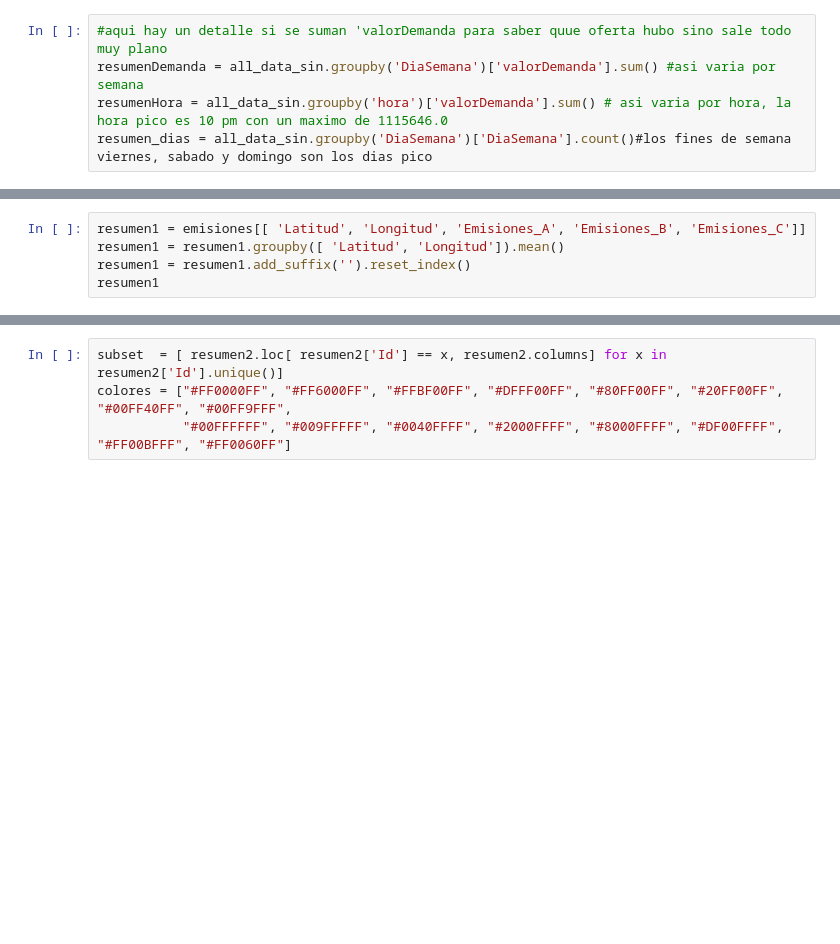
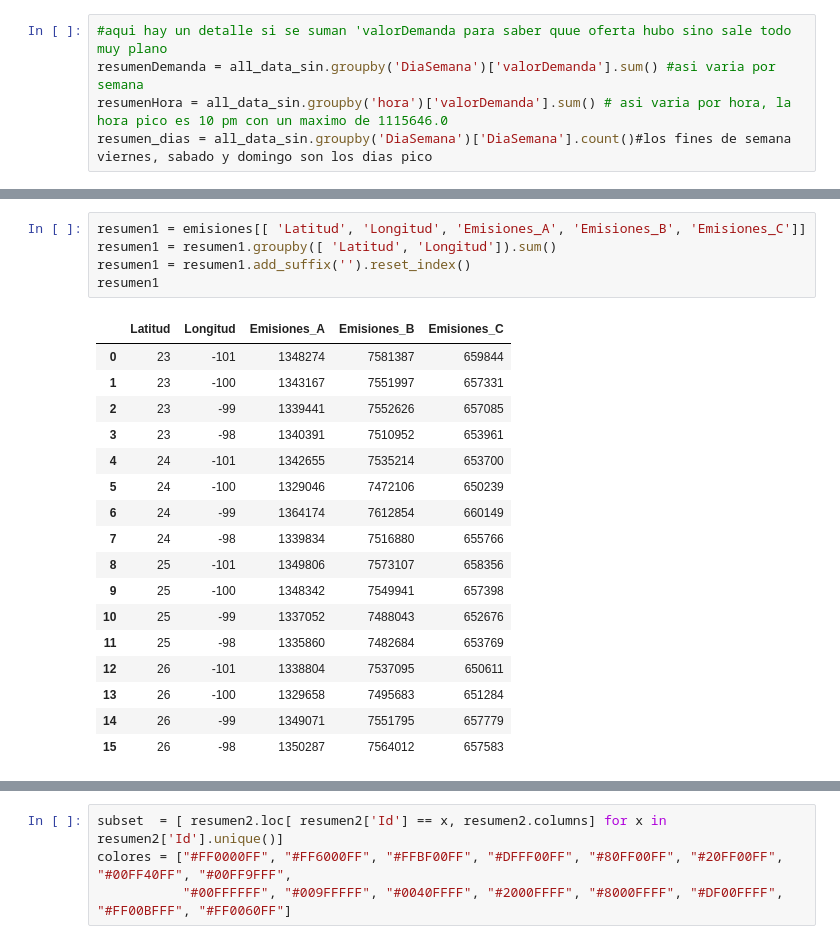
Before and after one commit to fou-foo/Consultoria, a Jupyter notebook: python/berkeley.ipynb, the cells around one changed output, grey strips where cells are left out. Cells and saved outputs as stored; diff of their text form; blank space fills up the shorter version.

```diff
--- a/python/berkeley.ipynb
+++ b/python/berkeley.ipynb
@@ -173,8 +285,26 @@ plotly.offline.iplot(fig, filename='Puntos')
 # %%
 resumen1 = emisiones[[ 'Latitud', 'Longitud', 'Emisiones_A', 'Emisiones_B', 'Emisiones_C']]
-resumen1 = resumen1.groupby([ 'Latitud', 'Longitud']).mean()
+resumen1 = resumen1.groupby([ 'Latitud', 'Longitud']).sum()
 resumen1 = resumen1.add_suffix('').reset_index()
 resumen1
+# %% [output]
+|  | Latitud | Longitud | Emisiones_A | Emisiones_B | Emisiones_C |
+| 0 | 23 | -101 | 1348274 | 7581387 | 659844 |
+| 1 | 23 | -100 | 1343167 | 7551997 | 657331 |
+| 2 | 23 | -99 | 1339441 | 7552626 | 657085 |
+| 3 | 23 | -98 | 1340391 | 7510952 | 653961 |
+| 4 | 24 | -101 | 1342655 | 7535214 | 653700 |
+| 5 | 24 | -100 | 1329046 | 7472106 | 650239 |
+| 6 | 24 | -99 | 1364174 | 7612854 | 660149 |
+| 7 | 24 | -98 | 1339834 | 7516880 | 655766 |
+| 8 | 25 | -101 | 1349806 | 7573107 | 658356 |
+| 9 | 25 | -100 | 1348342 | 7549941 | 657398 |
+| 10 | 25 | -99 | 1337052 | 7488043 | 652676 |
+| 11 | 25 | -98 | 1335860 | 7482684 | 653769 |
+| 12 | 26 | -101 | 1338804 | 7537095 | 650611 |
+| 13 | 26 | -100 | 1329658 | 7495683 | 651284 |
+| 14 | 26 | -99 | 1349071 | 7551795 | 657779 |
+| 15 | 26 | -98 | 1350287 | 7564012 | 657583 |
 # %%
 plotly.offline.init_notebook_mode(connected=True)
 site_lat = resumen1['Latitud']
```
Also changed, not shown: parts of 19 cells of this notebook, 2 other files.
